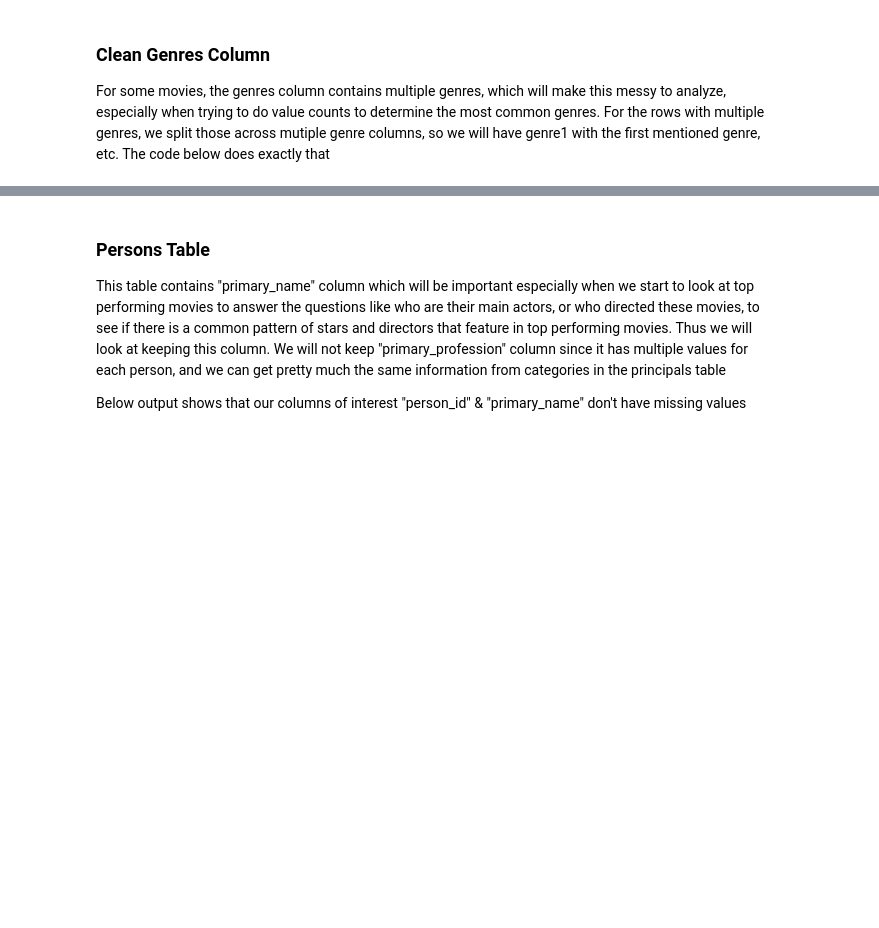
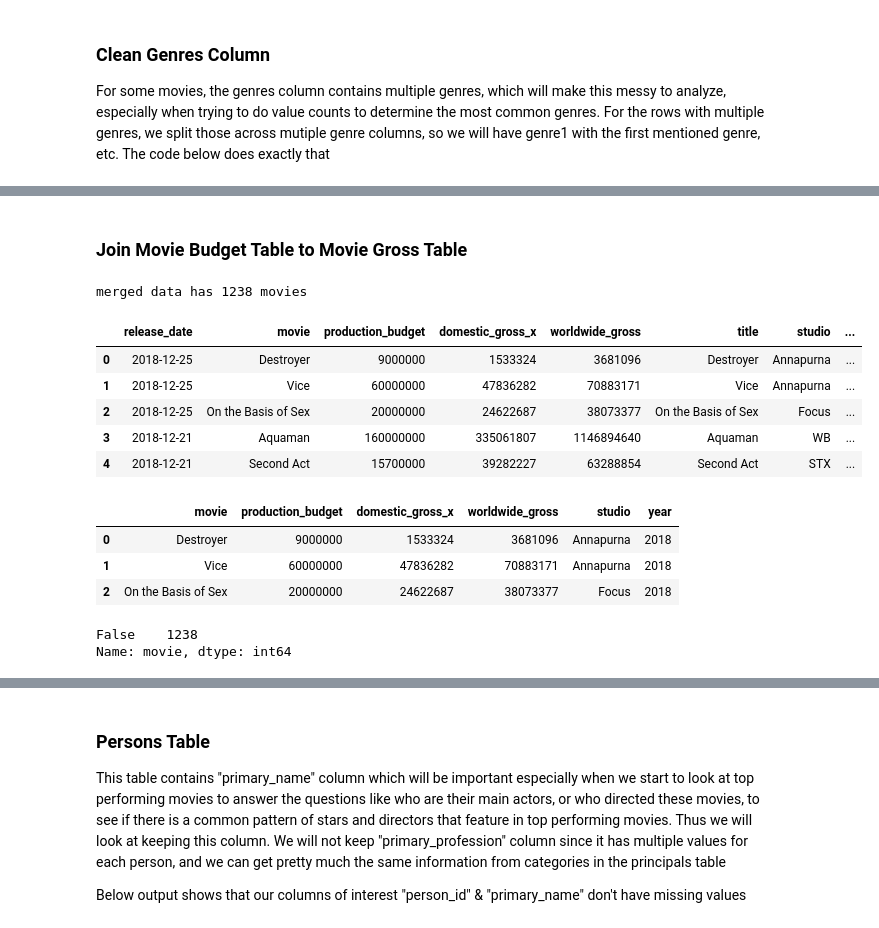
Before and after one commit to paddyokore/sql-reforestration, a Jupyter notebook: box-office-data_cleaning_eda.ipynb, the cells around one changed output, grey strips where cells are left out. Drawn from its saved outputs; the diff is of its cells as text; code cells hidden in the pictures; blank space fills up the shorter version.

```diff
--- a/box-office-data_cleaning_eda.ipynb
+++ b/box-office-data_cleaning_eda.ipynb
@@ -656,0 +583,21 @@ dtype: int64
+# %%
+# import data
+df_gross_bom = pd.read_csv('bom.movie_gross.csv')
+
+# check for data properties
+print(df_gross_bom.info())
+print('\n')
+
+# check for dataframe row duplicates
+print('dataframe row duplicates')
+print(df_gross_bom.duplicated().value_counts())
+print('\n')
+
+# check for col duplicates
+print('row duplicates by column')
+for output in [df_gross_bom[col].duplicated().value_counts() for col in df_gross_bom.columns]:
+    print('\n')
+    print(output)
+
+# preview data
+df_gross_bom.head()
@@ -656,0 +628,30 @@ dtype: int64
+# %% [markdown]
+### Join Movie Budget Table to Movie Gross Table
+# %%
+# merge the 2 tables
+df_budg_gros = pd.merge(df_budgets_tn, df_gross_bom, left_on='movie', right_on='title', how='inner')
+print(f'merged data has {df_budg_gros.shape[0]} movies')
+df_budg_gros.head()
+# %% [output]
+merged data has 1238 movies
+|  | release_date | movie | production_budget | domestic_gross_x | worldwide_gross | title | studio | ... |
+| 0 | 2018-12-25 | Destroyer | 9000000 | 1533324 | 3681096 | Destroyer | Annapurna | ... |
+| 1 | 2018-12-25 | Vice | 60000000 | 47836282 | 70883171 | Vice | Annapurna | ... |
+| 2 | 2018-12-25 | On the Basis of Sex | 20000000 | 24622687 | 38073377 | On the Basis of Sex | Focus | ... |
+| 3 | 2018-12-21 | Aquaman | 160000000 | 335061807 | 1146894640 | Aquaman | WB | ... |
+| 4 | 2018-12-21 | Second Act | 15700000 | 39282227 | 63288854 | Second Act | STX | ... |
+# %%
+# drop unnecessary columns
+df_budg_gros.drop(['release_date', 'domestic_gross_y', 'foreign_gross', 'title'], axis=1, inplace=True)
+df_budg_gros.head(3)
+# %% [output]
+|  | movie | production_budget | domestic_gross_x | worldwide_gross | studio | year |
+| 0 | Destroyer | 9000000 | 1533324 | 3681096 | Annapurna | 2018 |
+| 1 | Vice | 60000000 | 47836282 | 70883171 | Annapurna | 2018 |
+| 2 | On the Basis of Sex | 20000000 | 24622687 | 38073377 | Focus | 2018 |
+# %%
+# check for any duplicated movie names
+print(df_budg_gros.movie.duplicated().value_counts())
+# %% [output]
+False    1238
+Name: movie, dtype: int64
```
Also changed, not shown: parts of 53 cells of this notebook.
